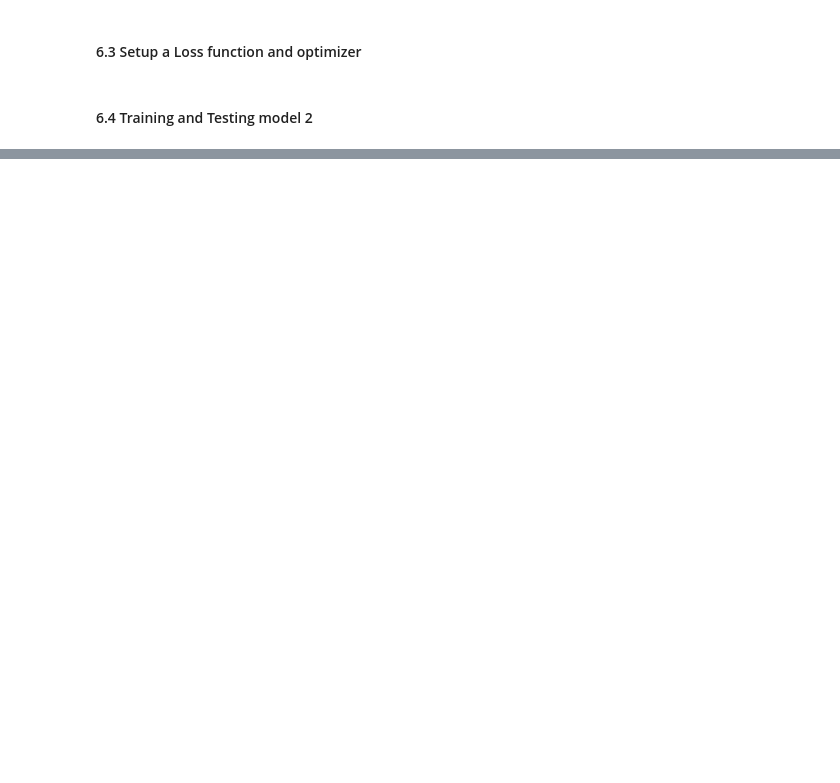
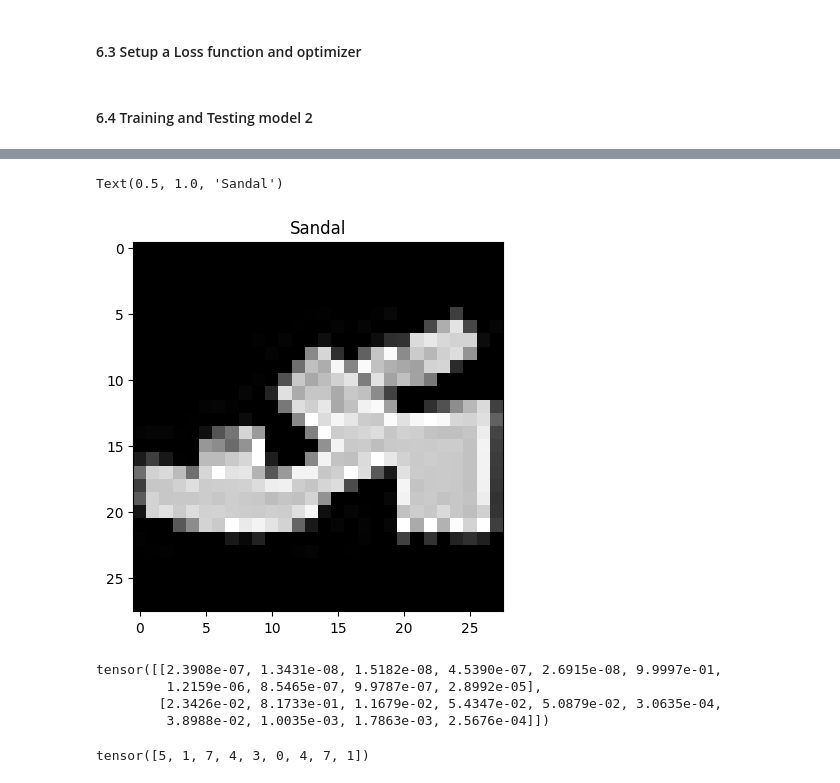
Before and after one commit to LaurentSeguin/Learning_ML, a Jupyter notebook: Basics_Of_Computer_Vision_With_Pytorch.ipynb, the cells around one changed output, grey strips where cells are left out. Saved outputs shown, nothing was run; the diff lists cells and outputs as text; code cells hidden in the pictures; blank space fills up the shorter version.

```diff
--- a/Basics_Of_Computer_Vision_With_Pytorch.ipynb
+++ b/Basics_Of_Computer_Vision_With_Pytorch.ipynb
@@ -931,0 +1026,24 @@ model_2_results
+# %%
+plt.imshow(test_samples[0].squeeze(),cmap="gray")
+plt.title(class_names[test_labels[0]])
+# %% [output]
+Text(0.5, 1.0, 'Sandal')
+[figure, added]
+# %%
+# Make Predictions
+pred_probs = make_predictions(model=model_2,
+                              data=test_samples)
+
+# View first two prediction probabilities
+pred_probs[:2]
+# %% [output]
+tensor([[2.3908e-07, 1.3431e-08, 1.5182e-08, 4.5390e-07, 2.6915e-08, 9.9997e-01,
+         1.2159e-06, 8.5465e-07, 9.9787e-07, 2.8992e-05],
+        [2.3426e-02, 8.1733e-01, 1.1679e-02, 5.4347e-02, 5.0879e-02, 3.0635e-04,
+         3.8988e-02, 1.0035e-03, 1.7863e-03, 2.5676e-04]])
+# %%
+# Convert prediction probabilities to labels
+pred_classes = pred_probs.argmax(dim=1)
+pred_classes
+# %% [output]
+tensor([5, 1, 7, 4, 3, 0, 4, 7, 1])
```
Also changed, not shown: parts of 32 cells of this notebook.
